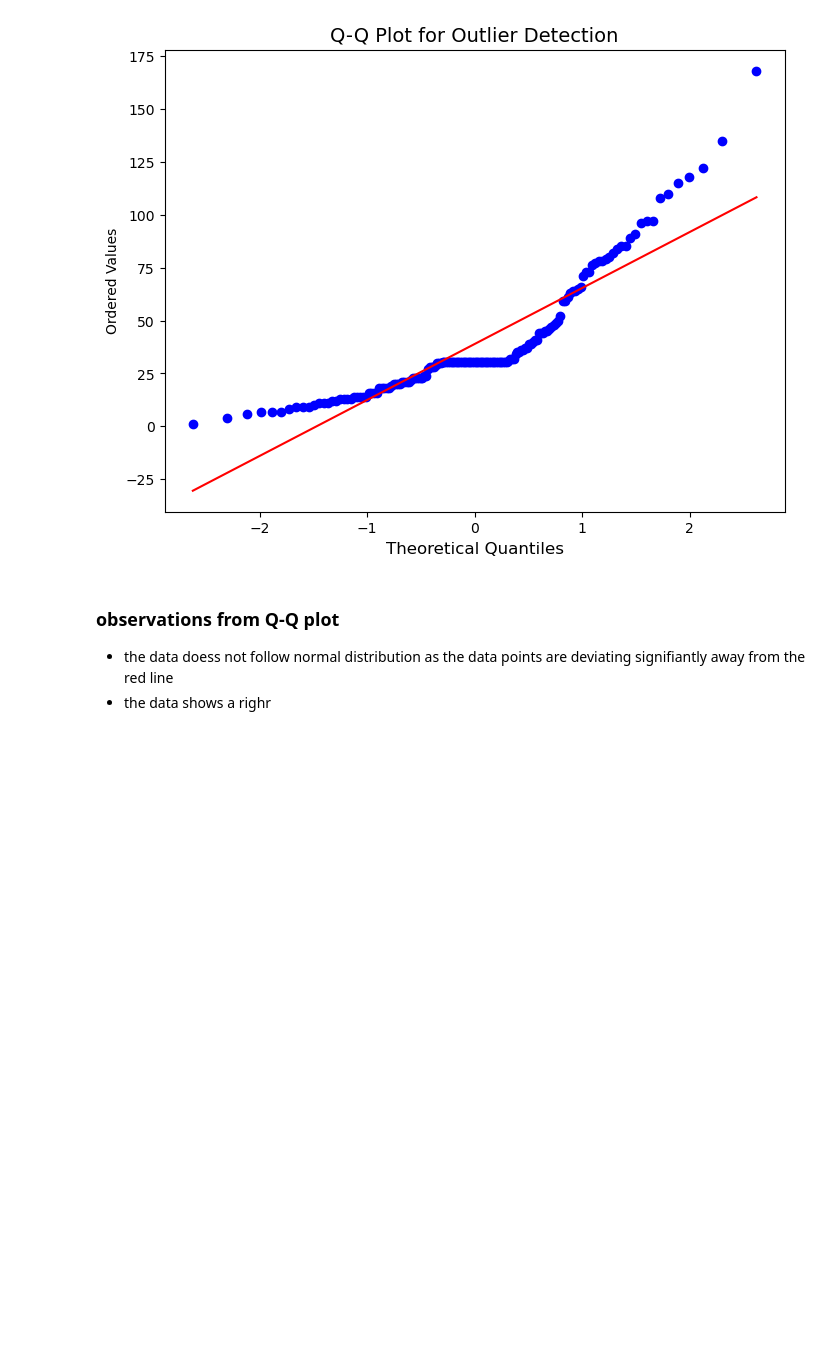
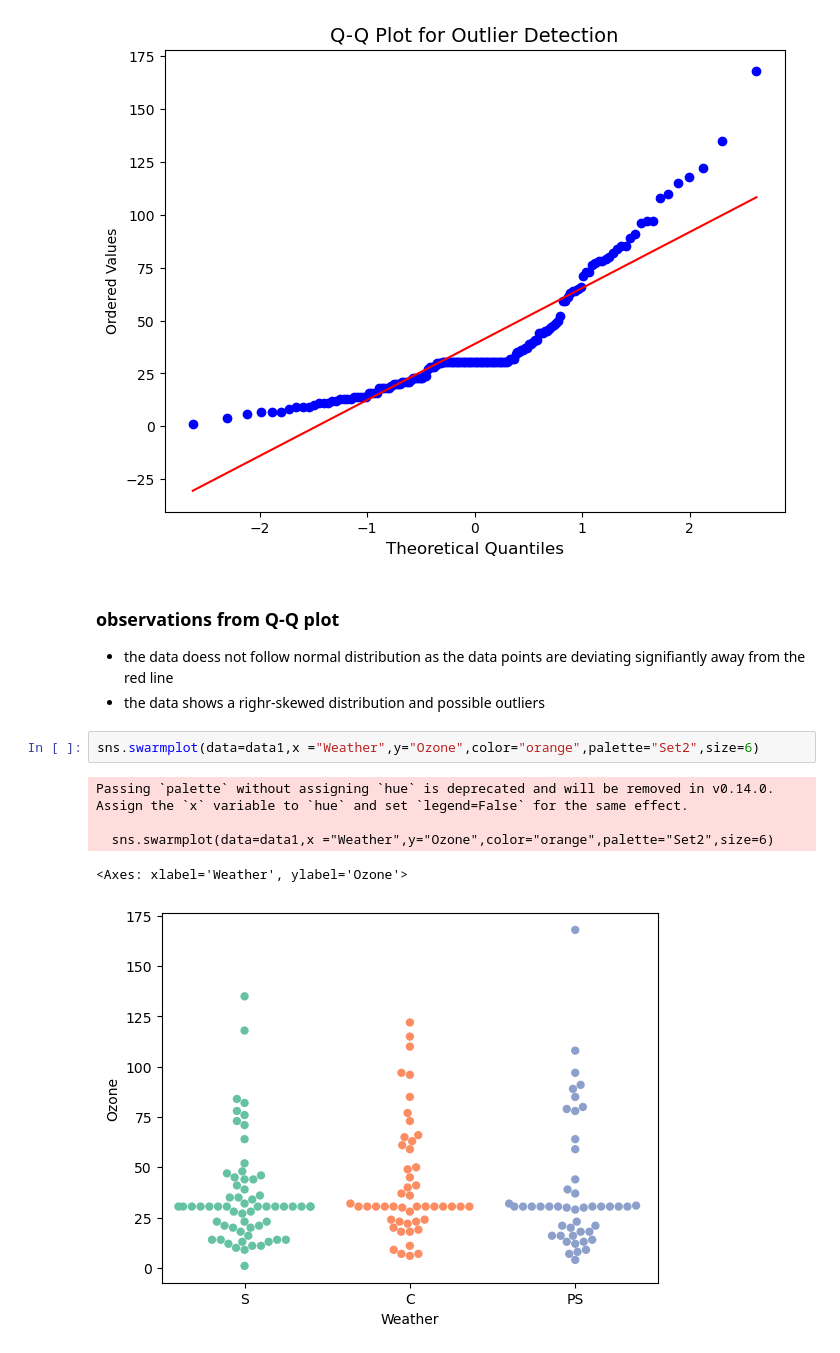
Before and after one commit to Danishheheh/aiml, a Jupyter notebook: EDA.ipynb, the cells around one changed output. Drawn from its saved outputs; the diff is of its cells as text; blank space fills up the shorter version.

```diff
--- a/EDA.ipynb
+++ b/EDA.ipynb
@@ -400,4 +400,12 @@ Text(0.5, 0, 'Theoretical Quantiles')
 # %% [markdown]
 ### observations from Q-Q plot
 - the data doess not follow normal distribution as the data points are deviating signifiantly away from the red line
-- the data shows a righr
+- the data shows a righr-skewed distribution and possible outliers
+# %%
+sns.swarmplot(data=data1,x ="Weather",y="Ozone",color="orange",palette="Set2",size=6)
+# %% [output]
+Passing `palette` without assigning `hue` is deprecated and will be removed in v0.14.0. Assign the `x` variable to `hue` and set `legend=False` for the same effect.
+
+  sns.swarmplot(data=data1,x ="Weather",y="Ozone",color="orange",palette="Set2",size=6)
+<Axes: xlabel='Weather', ylabel='Ozone'>
+[figure, added]
```
Also changed, not shown: parts of 6 cells of this notebook.
